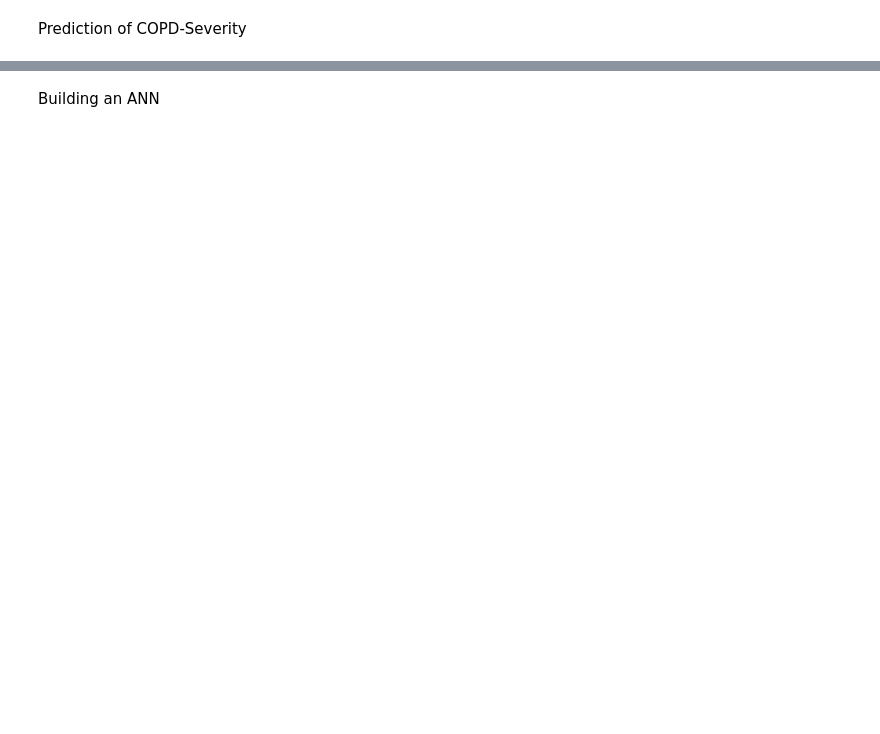
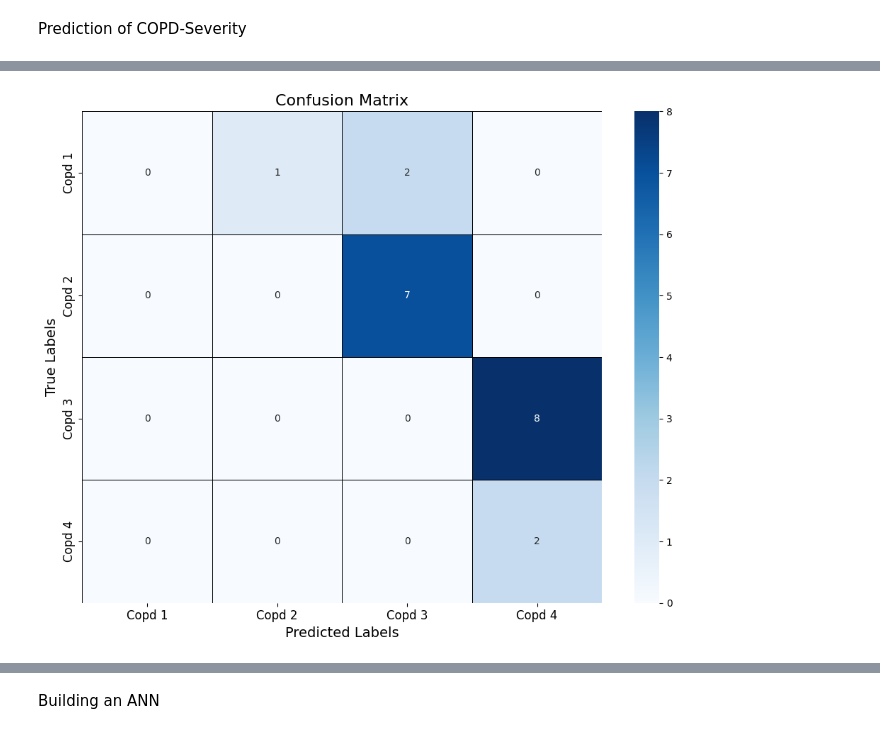
Before and after one commit to LAKSHAY162003/Ml-Model-Backend-Api-BTP, a Jupyter notebook: notebook36b7ad40e5.ipynb, the cells around one changed output, grey strips where cells are left out. Drawn from its saved outputs; the diff is of its cells as text; code cells hidden in the pictures; blank space fills up the shorter version.

```diff
--- a/notebook36b7ad40e5.ipynb
+++ b/notebook36b7ad40e5.ipynb
@@ -21,6 +21,6 @@ scaler = StandardScaler()
 rfc = RandomForestClassifier(n_estimators=1000,max_depth = 2,random_state=42,)
 svc = SVC(kernel = 'linear')
 # %%
-data  = pd.read_csv('/kaggle/input/copd-student-dataset/dataset.csv')
+data  = pd.read_csv('dataset.csv')
 # %%
 data.head()
@@ -262,0 +493,31 @@ print(f'Accuracy of Random Forest Classifier  : {accuracy_score(svc_pred,y_test)
+# %%
+import matplotlib.pyplot as plt
+import seaborn as sns
+from sklearn.metrics import confusion_matrix
+
+# Function to plot confusion matrix for multi-class classification with 4 classes
+def plot_confusion_matrix(y_true, y_pred, class_names):
+    # Compute confusion matrix
+    cm = confusion_matrix(y_true, y_pred)
+
+    # Plot confusion matrix with Seaborn heatmap
+    plt.figure(figsize=(10, 8))
+    sns.heatmap(cm, annot=True, fmt='d', cmap='Blues', cbar=True,
+                xticklabels=class_names, yticklabels=class_names,
+                linewidths=0.5, linecolor='black')
+
+    plt.title('Confusion Matrix', fontsize=16)
+    plt.xlabel('Predicted Labels', fontsize=14)
+    plt.ylabel('True Labels', fontsize=14)
+    plt.xticks(fontsize=12)
+    plt.yticks(fontsize=12)
+    plt.tight_layout()
+    plt.show()
+
+# Example usage
+# Replace with actual data
+class_names = ['Copd 1', 'Copd 2', 'Copd 3', 'Copd 4']
+
+plot_confusion_matrix(y_test, rfc_pred, class_names)
+# %% [output]
+[figure, added]
```
Also changed, not shown: parts of 49 cells of this notebook, 4 other files.
